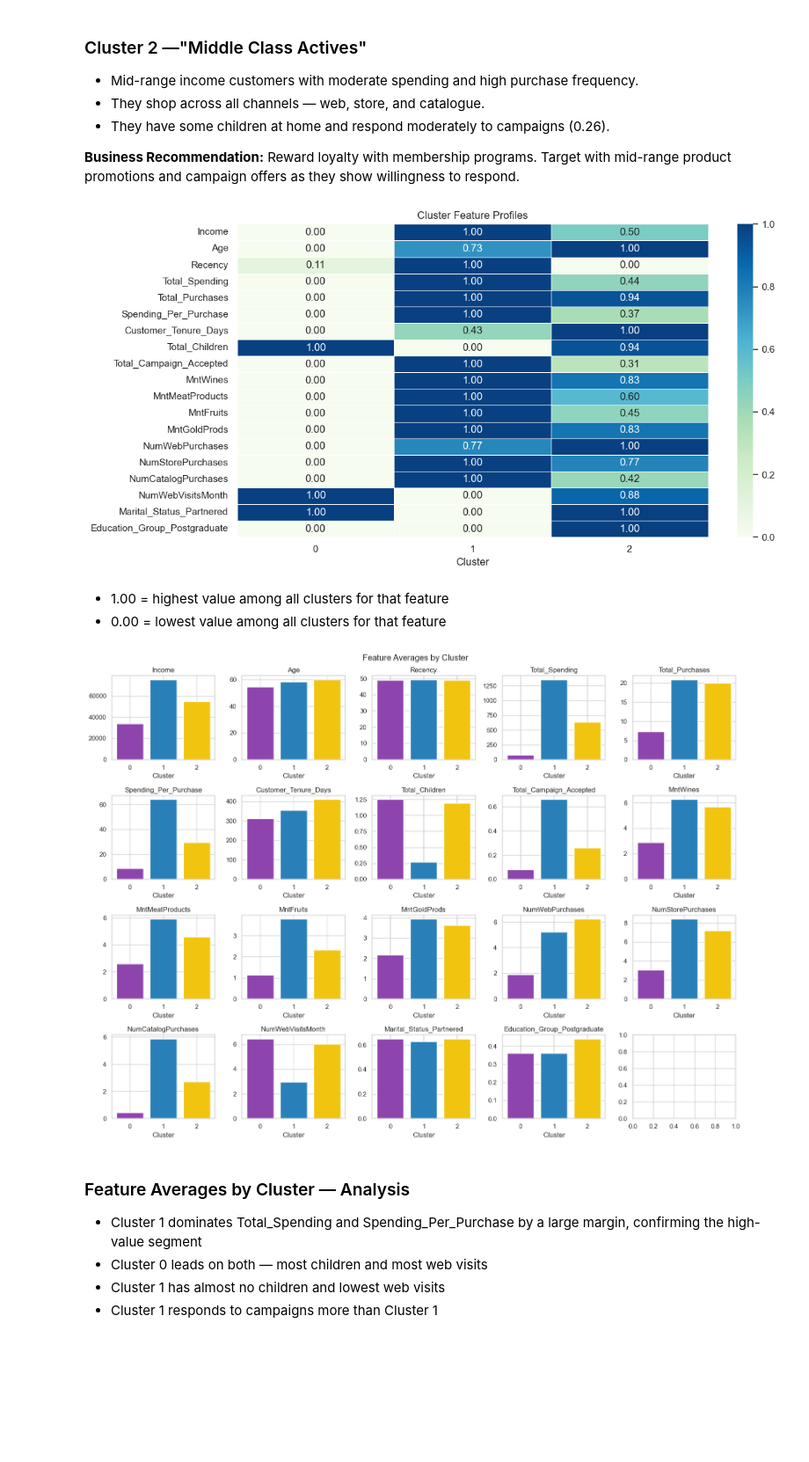
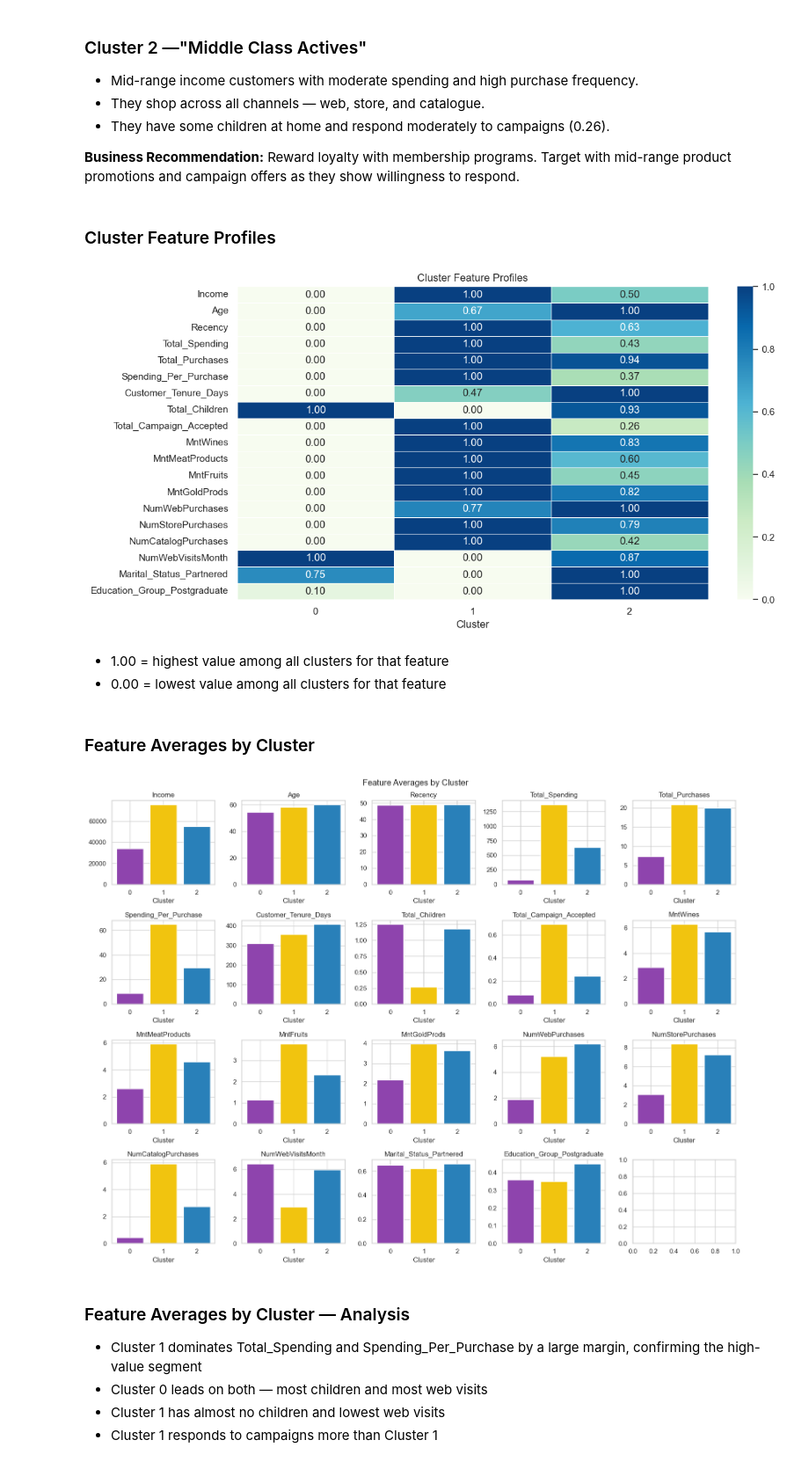
Before and after one commit to muhammedriswanp/customer-segmentation-clustering, a Jupyter notebook: notebooks/project_analysis.ipynb, the cells around one changed output. Shown at 88% size. Drawn from its saved outputs; the diff is of its cells as text; code cells hidden in the pictures; blank space fills up the shorter version.

```diff
--- a/notebooks/project_analysis.ipynb
+++ b/notebooks/project_analysis.ipynb
@@ -477,7 +477,7 @@ Name: Customer_Tenure_Days, dtype: int64
 ### Prepare Data ready
 - Take only need column for final features
 # %%
-df.drop(["ID", "Dt_Customer", "Response"], axis=1, inplace=True)
+df.drop(["ID", "Dt_Customer"], axis=1, inplace=True)
 # %%
 plt.figure(figsize=(16, 10))
 
@@ -600,0 +600,3 @@ X_scaled
+# %%
+df_test = df.copy()
+df = df.drop(columns=["Response"])
@@ -912,6 +908,8 @@ Education_Group_Postgraduate      0.36      0.36      0.44
 - They have some children at home and respond moderately to campaigns (0.26).
 
 **Business Recommendation:** Reward loyalty with membership programs. Target with mid-range product promotions and campaign offers as they show willingness to respond.
+# %% [markdown]
+### Cluster Feature Profiles
 # %%
 from sklearn.preprocessing import MinMaxScaler
 heatmap_scaler  = MinMaxScaler()
@@ -926,32 +924,34 @@ plt.tight_layout()
 plt.savefig('../outputs/reports/cluster_heatmap.png', dpi=150, bbox_inches='tight')
 plt.show()
 # %% [output]
-[figure, old version]
+[figure, new version]
 # %% [markdown]
 - 1.00 = highest value among all clusters for that feature
 - 0.00 = lowest value among all clusters for that feature
+# %% [markdown]
+### Feature Averages by Cluster
 # %%
 features = profile.columns.tolist()
 
 fig, axes = plt.subplots(4, 5, figsize=(16, 12))
 axes = axes.flatten()
 
 
 for i, feature in enumerate(features):
     axes[i].bar(
         profile.index.astype(str),
         profile[feature],
-        color = ['#8e44ad', '#2980b9', '#f1c40f']
+        color = ['#8e44ad',  '#f1c40f', '#2980b9']
     )
     axes[i].set_title(feature)
     axes[i].set_xlabel('Cluster')
 
 plt.suptitle('Feature Averages by Cluster')
 plt.tight_layout()
 plt.savefig('../outputs/reports/cluster_profiles.png', dpi=150, bbox_inches='tight')
 plt.show()
 # %% [output]
-[figure, old version]
+[figure, new version]
 # %% [markdown]
 ### Feature Averages by Cluster — Analysis
 - Cluster 1 dominates Total_Spending and Spending_Per_Purchase by a large margin, confirming the high-value segment
```
Also changed, not shown: parts of 27 cells of this notebook, 10 other files.
